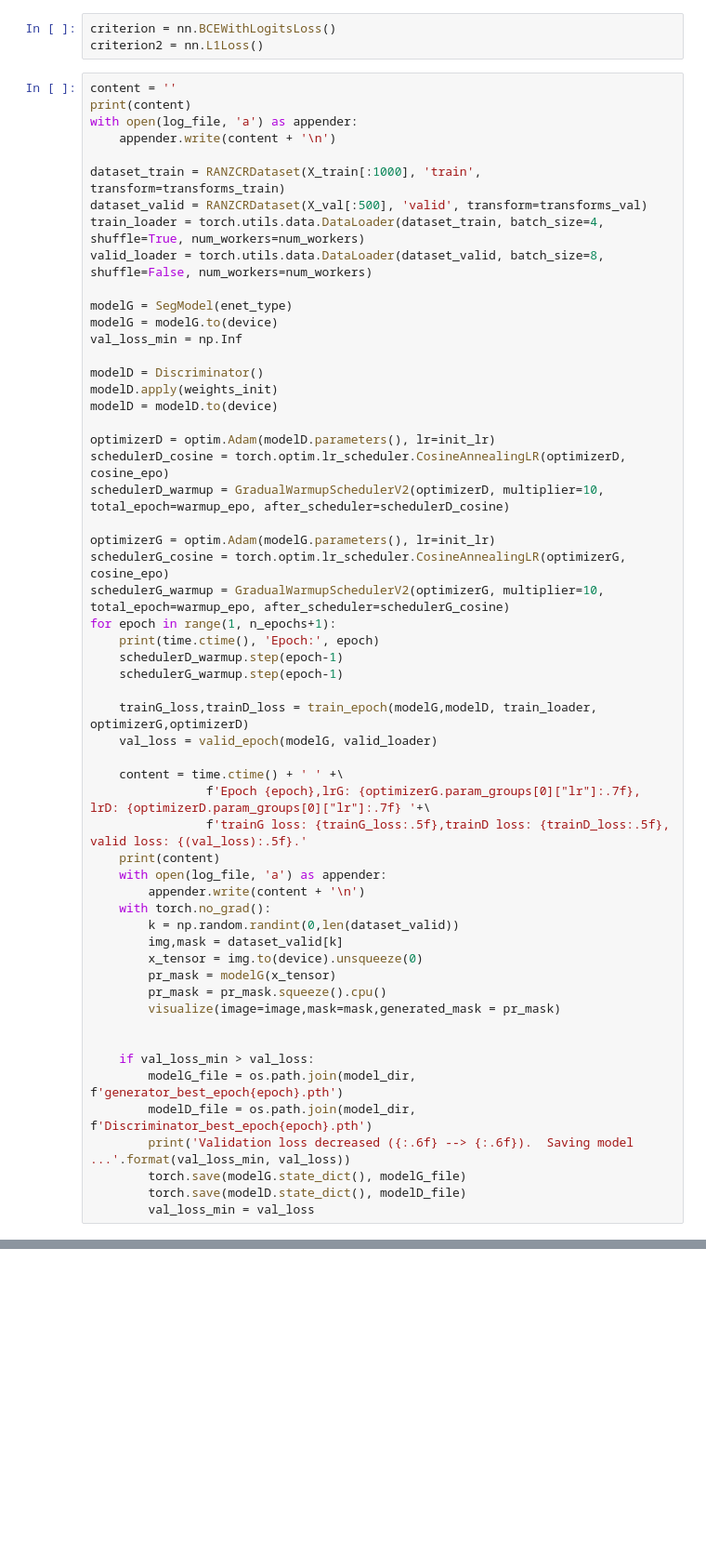
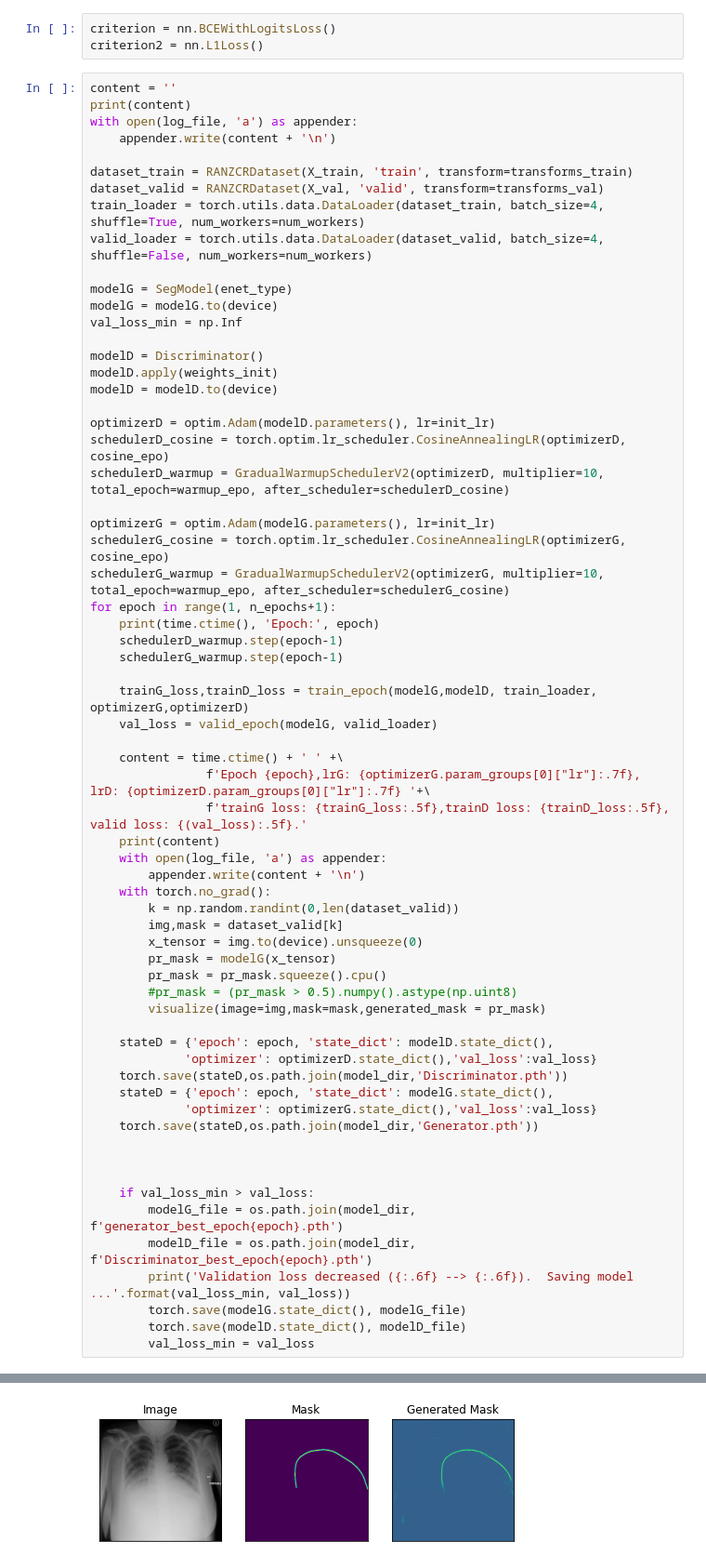
Before and after one commit to aryalmilan/Catheter-Detection-and-classification, a Jupyter notebook: Segmentation_GAN.ipynb, the cells around one changed output, grey strips where cells are left out. Shown at 93% size. Saved outputs shown, nothing was run; the diff lists cells and outputs as text; blank space fills up the shorter version.

Commit message:
GAN model

```diff
--- a/Segmentation_GAN.ipynb
+++ b/Segmentation_GAN.ipynb
@@ -351,10 +349,10 @@ print(content)
 with open(log_file, 'a') as appender:
     appender.write(content + '\n')
 
-dataset_train = RANZCRDataset(X_train[:1000], 'train', transform=transforms_train)
-dataset_valid = RANZCRDataset(X_val[:500], 'valid', transform=transforms_val)
+dataset_train = RANZCRDataset(X_train, 'train', transform=transforms_train)
+dataset_valid = RANZCRDataset(X_val, 'valid', transform=transforms_val)
 train_loader = torch.utils.data.DataLoader(dataset_train, batch_size=4, shuffle=True, num_workers=num_workers)
-valid_loader = torch.utils.data.DataLoader(dataset_valid, batch_size=8, shuffle=False, num_workers=num_workers)
+valid_loader = torch.utils.data.DataLoader(dataset_valid, batch_size=4, shuffle=False, num_workers=num_workers)
 
 modelG = SegModel(enet_type)
 modelG = modelG.to(device)
@@ -391,7 +389,16 @@ for epoch in range(1, n_epochs+1):
         x_tensor = img.to(device).unsqueeze(0)
         pr_mask = modelG(x_tensor)
         pr_mask = pr_mask.squeeze().cpu()
-        visualize(image=image,mask=mask,generated_mask = pr_mask)
+        #pr_mask = (pr_mask > 0.5).numpy().astype(np.uint8)
+        visualize(image=img,mask=mask,generated_mask = pr_mask)
+
+    stateD = {'epoch': epoch, 'state_dict': modelD.state_dict(),
+             'optimizer': optimizerD.state_dict(),'val_loss':val_loss}
+    torch.save(stateD,os.path.join(model_dir,'Discriminator.pth'))
+    stateD = {'epoch': epoch, 'state_dict': modelG.state_dict(),
+             'optimizer': optimizerG.state_dict(),'val_loss':val_loss}
+    torch.save(stateD,os.path.join(model_dir,'Generator.pth'))
+
 
 
     if val_loss_min > val_loss:
@@ -407,0 +416 @@ Please use `tqdm.notebook.tqdm` instead of `tqdm.tqdm_notebook`
+[figure, added]
```
Also changed, not shown: parts of 7 cells of this notebook, 1 other file.
